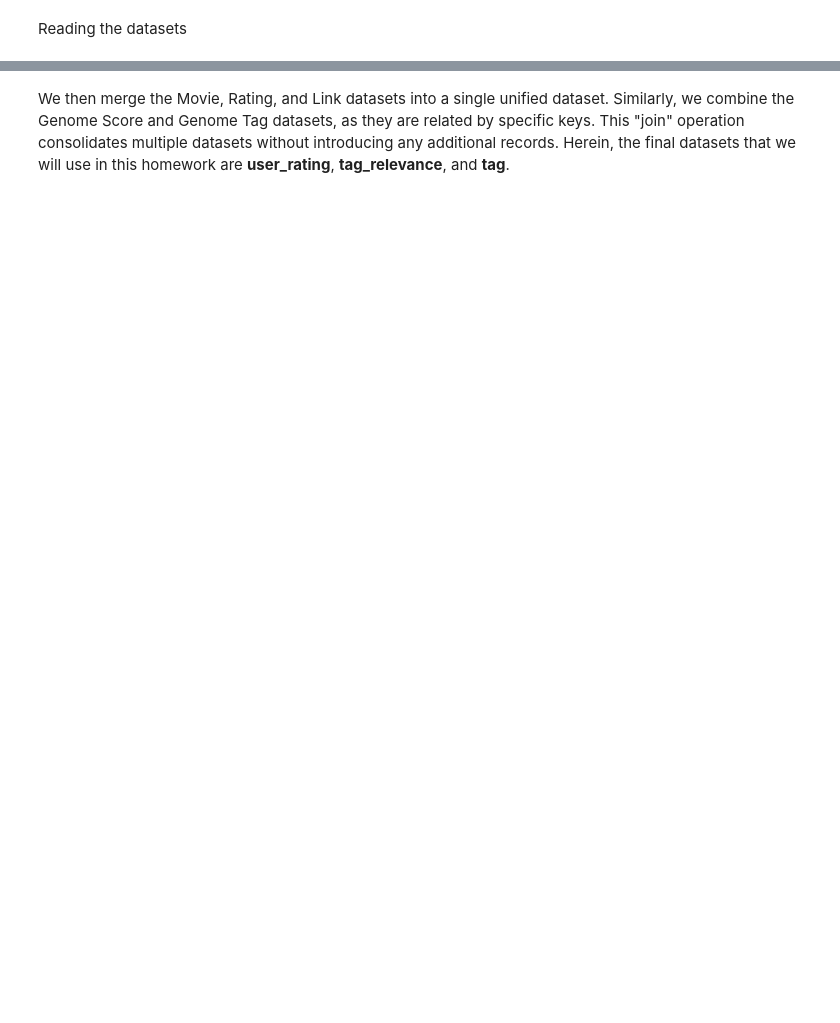
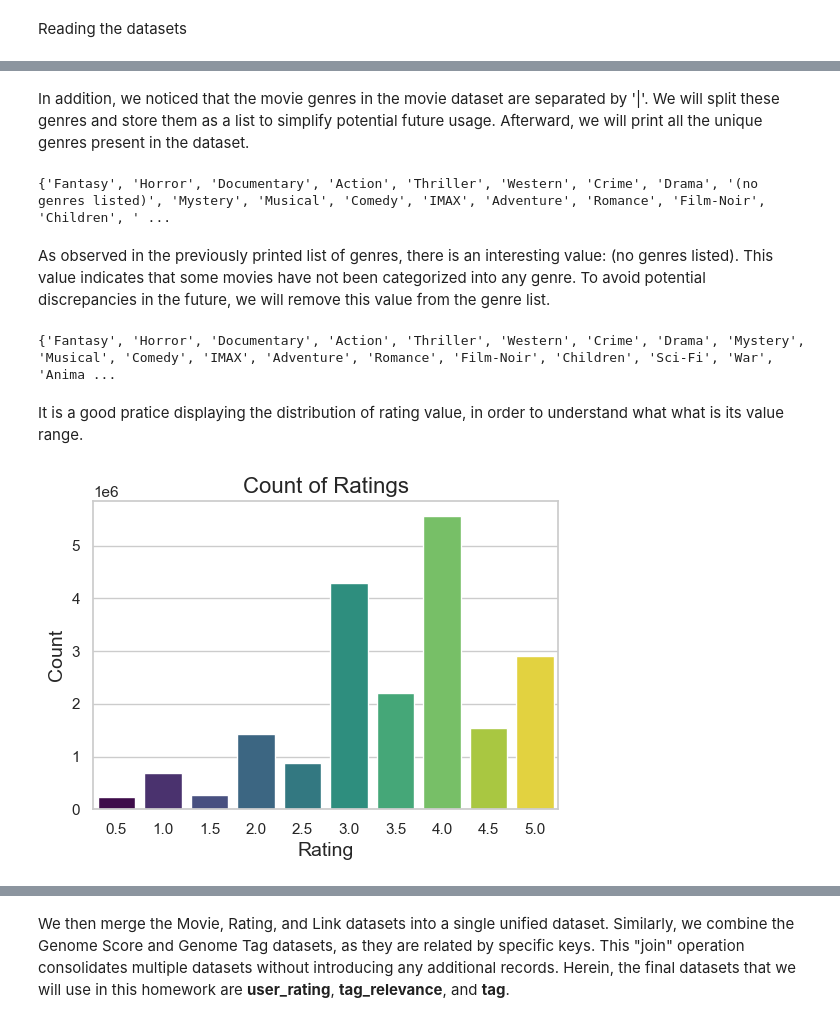
Before and after one commit to TealMango/ADM-HW4-Group14, a Jupyter notebook: main.ipynb, the cells around one changed output, grey strips where cells are left out. Drawn from its saved outputs; the diff is of its cells as text; code cells hidden in the pictures; blank space fills up the shorter version.

```diff
--- a/main.ipynb
+++ b/main.ipynb
@@ -565,0 +598,30 @@ From the previous analysis, we can observe several useful insights about these d
+# %% [markdown]
+In addition, we noticed that the movie genres in the movie dataset are separated by '|'. We will split these genres and store them as a list to simplify potential future usage. Afterward, we will print all the unique genres present in the dataset.
+# %%
+movie_df['genres']=movie_df['genres'].apply(lambda x: x.split('|'))
+distinct_genre_values = set(value for genre in movie_df['genres'] for value in genre)
+print(distinct_genre_values)
+# %% [output]
+{'Fantasy', 'Horror', 'Documentary', 'Action', 'Thriller', 'Western', 'Crime', 'Drama', '(no genres listed)', 'Mystery', 'Musical', 'Comedy', 'IMAX', 'Adventure', 'Romance', 'Film-Noir', 'Children', ' ...
+# %% [markdown]
+As observed in the previously printed list of genres, there is an interesting value: (no genres listed). This value indicates that some movies have not been categorized into any genre. To avoid potential discrepancies in the future, we will remove this value from the genre list.
+# %%
+movie_df['genres']=movie_df['genres'].apply(lambda x:  [item for item in x if item != '(no genres listed)'])
+distinct_genre_values = set(value for genre in movie_df['genres'] for value in genre)
+print(distinct_genre_values)
+# %% [output]
+{'Fantasy', 'Horror', 'Documentary', 'Action', 'Thriller', 'Western', 'Crime', 'Drama', 'Mystery', 'Musical', 'Comedy', 'IMAX', 'Adventure', 'Romance', 'Film-Noir', 'Children', 'Sci-Fi', 'War', 'Anima ...
+# %% [markdown]
+It is a good pratice displaying the distribution of rating value, in order to understand what what is its value range.
+# %%
+sns.set_theme(style='whitegrid')
+rating_counts = rating_df['rating'].value_counts().sort_index()
+plt.figure(figsize=(6, 4))
+sns.barplot(x=rating_counts.index, y=rating_counts.values, hue=rating_counts.index,palette='viridis',legend=False)
+plt.title('Count of Ratings', fontsize=16)
+plt.xlabel('Rating', fontsize=14)
+plt.ylabel('Count', fontsize=14)
+plt.xticks(rotation=0)
+plt.show()
+# %% [output]
+[figure, added]
```
Also changed, not shown: parts of 13 cells of this notebook.
